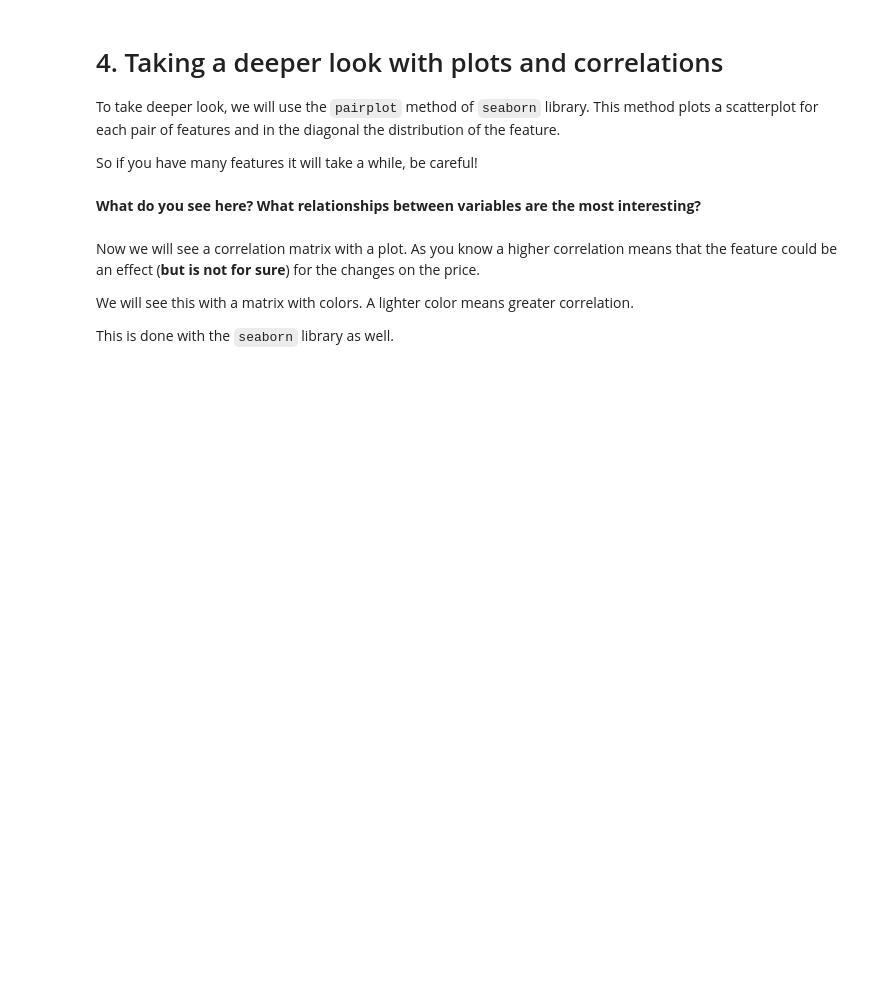
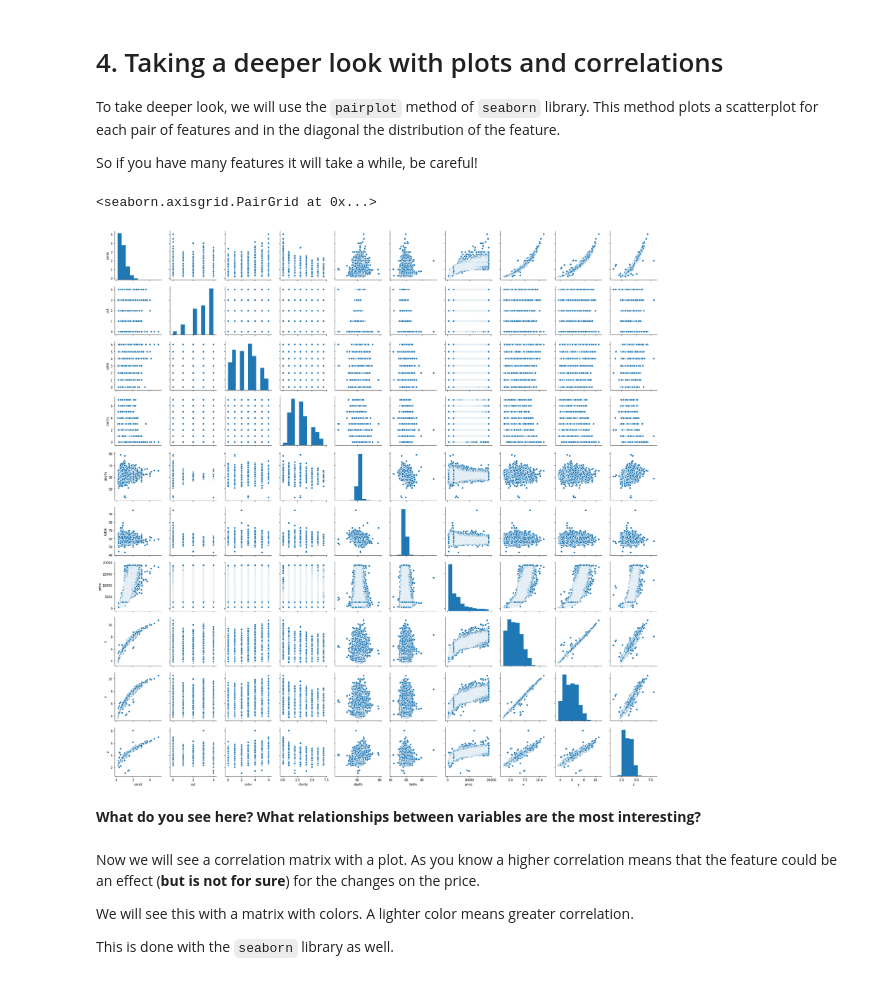
Before and after one commit to ta-data-lis/M2-mini-project1, a Jupyter notebook: 2.-EDA.ipynb, the cells around one changed output. Drawn from its saved outputs; the diff is of its cells as text; code cells hidden in the pictures; blank space fills up the shorter version.

```diff
--- a/2.-EDA.ipynb
+++ b/2.-EDA.ipynb
@@ -89,6 +219,9 @@ So if you have many features it will take a while, be careful!
 # %%
 #Run this code
 import seaborn as sns
-sns.pairplot(diamonds, diag_kind = 'kde', plot_kws = {'alpha': 0.6, 's': 80, 'edgecolor': 'k'})
+sns.pairplot(data)
+# %% [output]
+<seaborn.axisgrid.PairGrid at 0x...>
+[figure, added]
 # %% [markdown]
 **What do you see here? What relationships between variables are the most interesting?**
```
Also changed, not shown: parts of 41 cells of this notebook, 1 other file.
